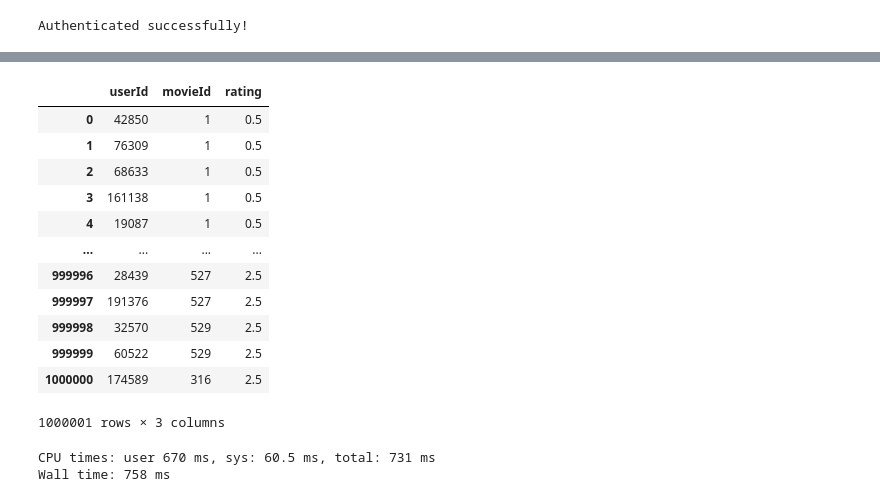
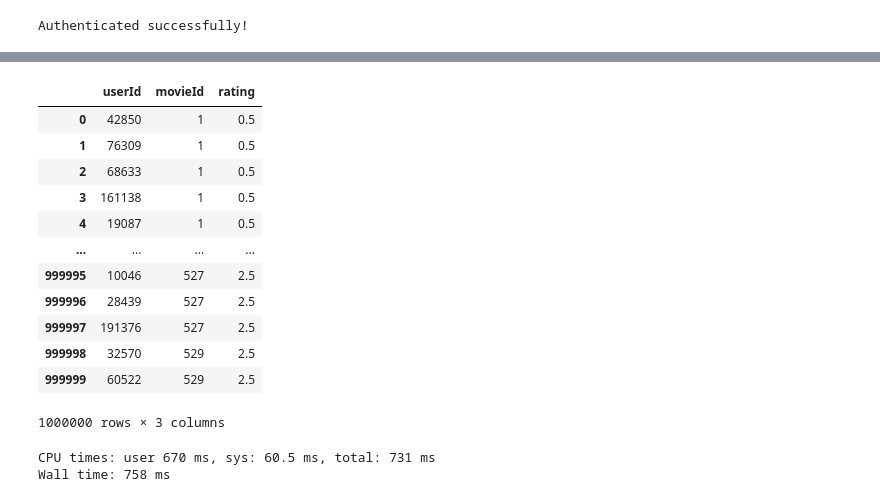
Before and after one commit to oliverramsaygray/film_wizard, a Jupyter notebook: notebooks/SVD_GridSearch_FW_model_v2_gpu.ipynb, the cells around one changed output, grey strips where cells are left out. Saved outputs shown, nothing was run; the diff lists cells and outputs as text; code cells hidden in the pictures.

```diff
--- a/notebooks/SVD_GridSearch_FW_model_v2_gpu.ipynb
+++ b/notebooks/SVD_GridSearch_FW_model_v2_gpu.ipynb
@@ -67,6 +67,6 @@ CPU times: user 55.1 ms, sys: 15.5 ms, total: 70.6 ms
 Wall time: 3.58 s
 # %%
 %time ml_df = pd.read_csv("../raw_data/movielens_ratings.csv")
-ml_df = ml_df.loc[:1_000_000]
+ml_df = ml_df.iloc[:1_000_000]
 ml_df
 # %% [output]
@@ -75,16 +75,16 @@ Wall time: 4.78 s
 |  | userId | movieId | rating |
 | 0 | 42850 | 1 | 0.5 |
 | 1 | 76309 | 1 | 0.5 |
 | 2 | 68633 | 1 | 0.5 |
 | 3 | 161138 | 1 | 0.5 |
 | 4 | 19087 | 1 | 0.5 |
 | ... | ... | ... | ... |
+| 999995 | 10046 | 527 | 2.5 |
 | 999996 | 28439 | 527 | 2.5 |
 | 999997 | 191376 | 527 | 2.5 |
 | 999998 | 32570 | 529 | 2.5 |
 | 999999 | 60522 | 529 | 2.5 |
-| 1000000 | 174589 | 316 | 2.5 |
-1000001 rows × 3 columns
+1000000 rows × 3 columns
 # %%
 reader = Reader(rating_scale=(0.5, 5))
 %time data = Dataset.load_from_df(ml_df, reader)
```
Also changed, not shown: parts of 4 cells of this notebook, 1 other file.
